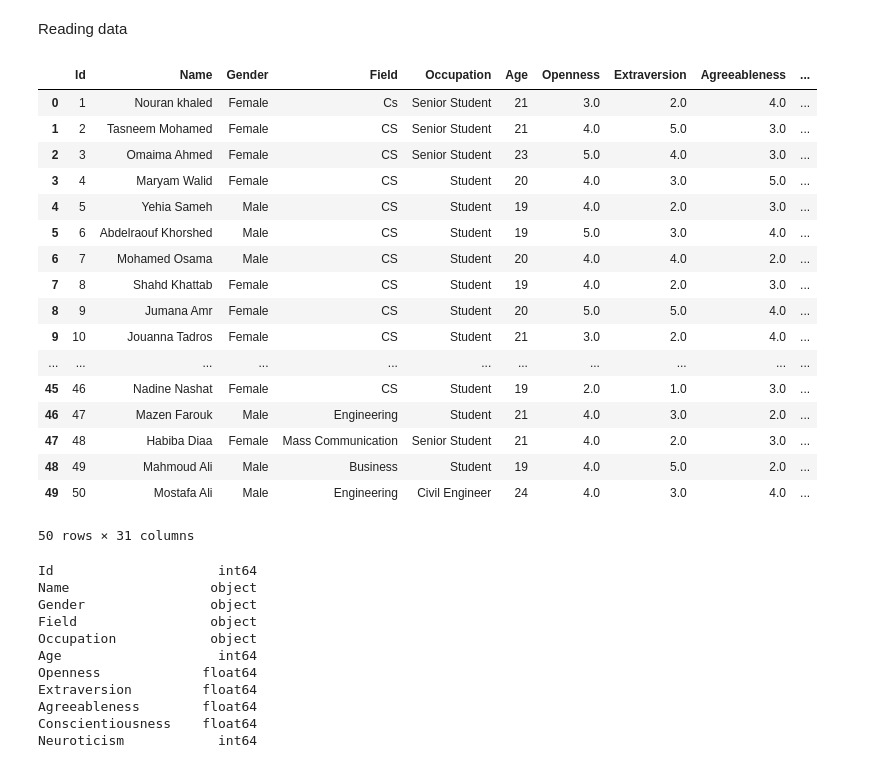
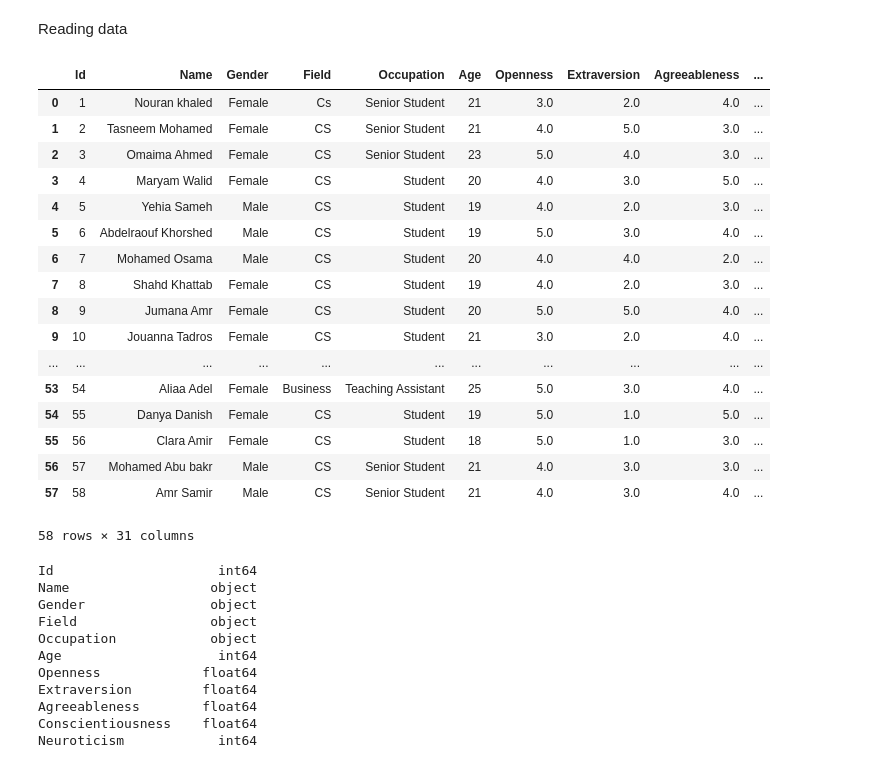
Before and after one commit to Mariamali2001/Bachelor_Project, a Jupyter notebook: Project.ipynb, the cells around one changed output. Drawn from its saved outputs; the diff is of its cells as text; code cells hidden in the pictures.

```diff
--- a/Project.ipynb
+++ b/Project.ipynb
@@ -25,27 +25,27 @@ from sklearn.tree import DecisionTreeClassifier
 # %% [markdown]
 Reading data
 # %%
-data = pd.read_csv("Data.csv",nrows=50)
+data = pd.read_csv("Data.csv",nrows=58)
 data
 # %% [output]
 |  | Id | Name | Gender | Field | Occupation | Age | Openness | Extraversion | Agreeableness | ... |
 | 0 | 1 | Nouran khaled | Female | Cs | Senior Student | 21 | 3.0 | 2.0 | 4.0 | ... |
 | 1 | 2 | Tasneem Mohamed | Female | CS | Senior Student | 21 | 4.0 | 5.0 | 3.0 | ... |
 | 2 | 3 | Omaima Ahmed | Female | CS | Senior Student | 23 | 5.0 | 4.0 | 3.0 | ... |
 | 3 | 4 | Maryam Walid | Female | CS | Student | 20 | 4.0 | 3.0 | 5.0 | ... |
 | 4 | 5 | Yehia Sameh | Male | CS | Student | 19 | 4.0 | 2.0 | 3.0 | ... |
 | 5 | 6 | Abdelraouf Khorshed | Male | CS | Student | 19 | 5.0 | 3.0 | 4.0 | ... |
 | 6 | 7 | Mohamed Osama | Male | CS | Student | 20 | 4.0 | 4.0 | 2.0 | ... |
 | 7 | 8 | Shahd Khattab | Female | CS | Student | 19 | 4.0 | 2.0 | 3.0 | ... |
 | 8 | 9 | Jumana Amr | Female | CS | Student | 20 | 5.0 | 5.0 | 4.0 | ... |
 | 9 | 10 | Jouanna Tadros | Female | CS | Student | 21 | 3.0 | 2.0 | 4.0 | ... |
 | ... | ... | ... | ... | ... | ... | ... | ... | ... | ... | ... |
-| 45 | 46 | Nadine Nashat | Female | CS | Student | 19 | 2.0 | 1.0 | 3.0 | ... |
-| 46 | 47 | Mazen Farouk | Male | Engineering | Student | 21 | 4.0 | 3.0 | 2.0 | ... |
-| 47 | 48 | Habiba Diaa | Female | Mass Communication | Senior Student | 21 | 4.0 | 2.0 | 3.0 | ... |
-| 48 | 49 | Mahmoud Ali | Male | Business | Student | 19 | 4.0 | 5.0 | 2.0 | ... |
-| 49 | 50 | Mostafa Ali | Male | Engineering | Civil Engineer | 24 | 4.0 | 3.0 | 4.0 | ... |
+| 53 | 54 | Aliaa Adel | Female | Business | Teaching Assistant | 25 | 5.0 | 3.0 | 4.0 | ... |
+| 54 | 55 | Danya Danish | Female | CS | Student | 19 | 5.0 | 1.0 | 5.0 | ... |
+| 55 | 56 | Clara Amir | Female | CS | Student | 18 | 5.0 | 1.0 | 3.0 | ... |
+| 56 | 57 | Mohamed Abu bakr | Male | CS | Senior Student | 21 | 4.0 | 3.0 | 3.0 | ... |
+| 57 | 58 | Amr Samir | Male | CS | Senior Student | 21 | 4.0 | 3.0 | 4.0 | ... |
-50 rows × 31 columns
+58 rows × 31 columns
 # %%
 data.dtypes
 # %% [output]
```
Also changed, not shown: parts of 2 cells of this notebook, 1 other file.
